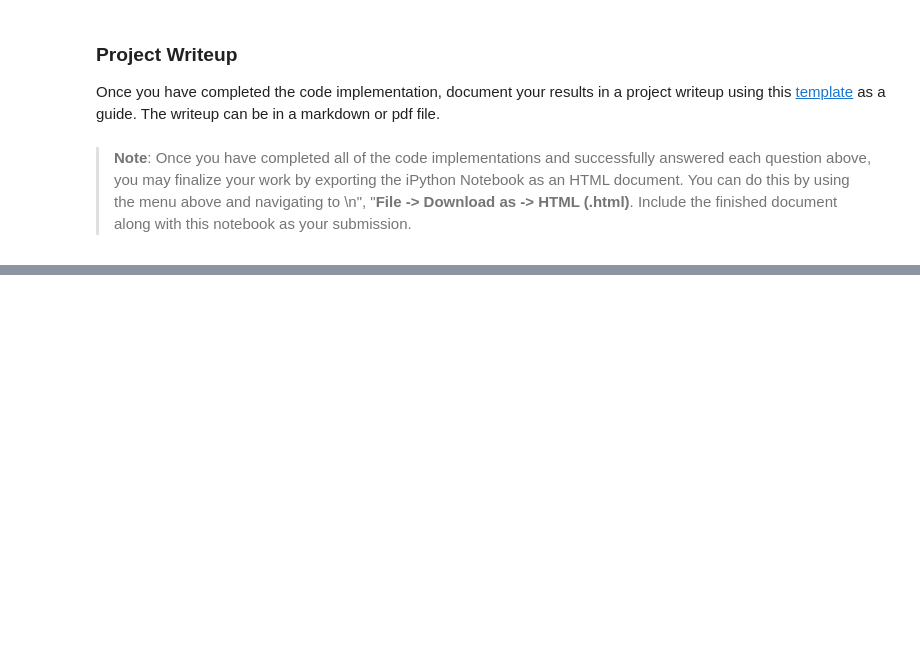
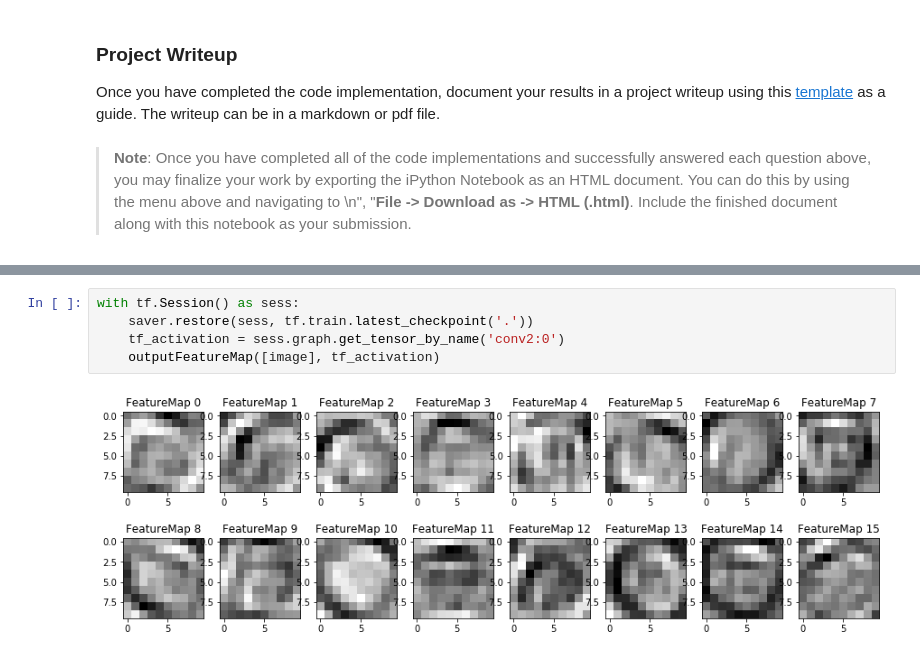
Before and after one commit to bamboo983/self-driving-car, a Jupyter notebook: p2-traffic-sign-classifier/Traffic_Sign_Classifier.ipynb, the cells around one changed output, grey strips where cells are left out. Saved outputs shown, nothing was run; the diff lists cells and outputs as text; blank space fills up the shorter version.

```diff
--- a/p2-traffic-sign-classifier/Traffic_Sign_Classifier.ipynb
+++ b/p2-traffic-sign-classifier/Traffic_Sign_Classifier.ipynb
@@ -531,0 +552,7 @@ def outputFeatureMap(image_input, tf_activation, activation_min=-1, activation_m
+# %%
+with tf.Session() as sess:
+    saver.restore(sess, tf.train.latest_checkpoint('.'))
+    tf_activation = sess.graph.get_tensor_by_name('conv2:0')
+    outputFeatureMap([image], tf_activation)
+# %% [output]
+[figure, added]
```
Also changed, not shown: parts of 19 cells of this notebook, 3 other files.
